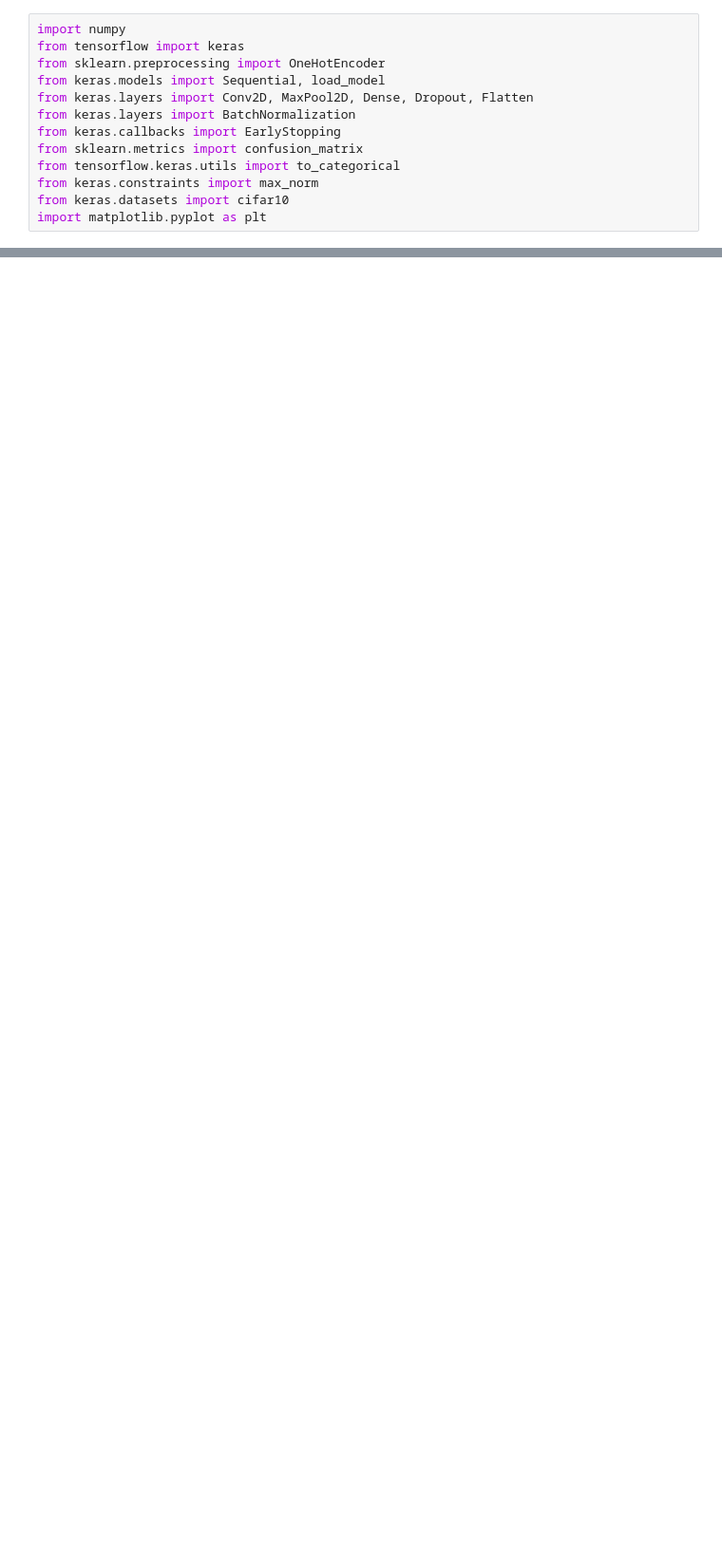
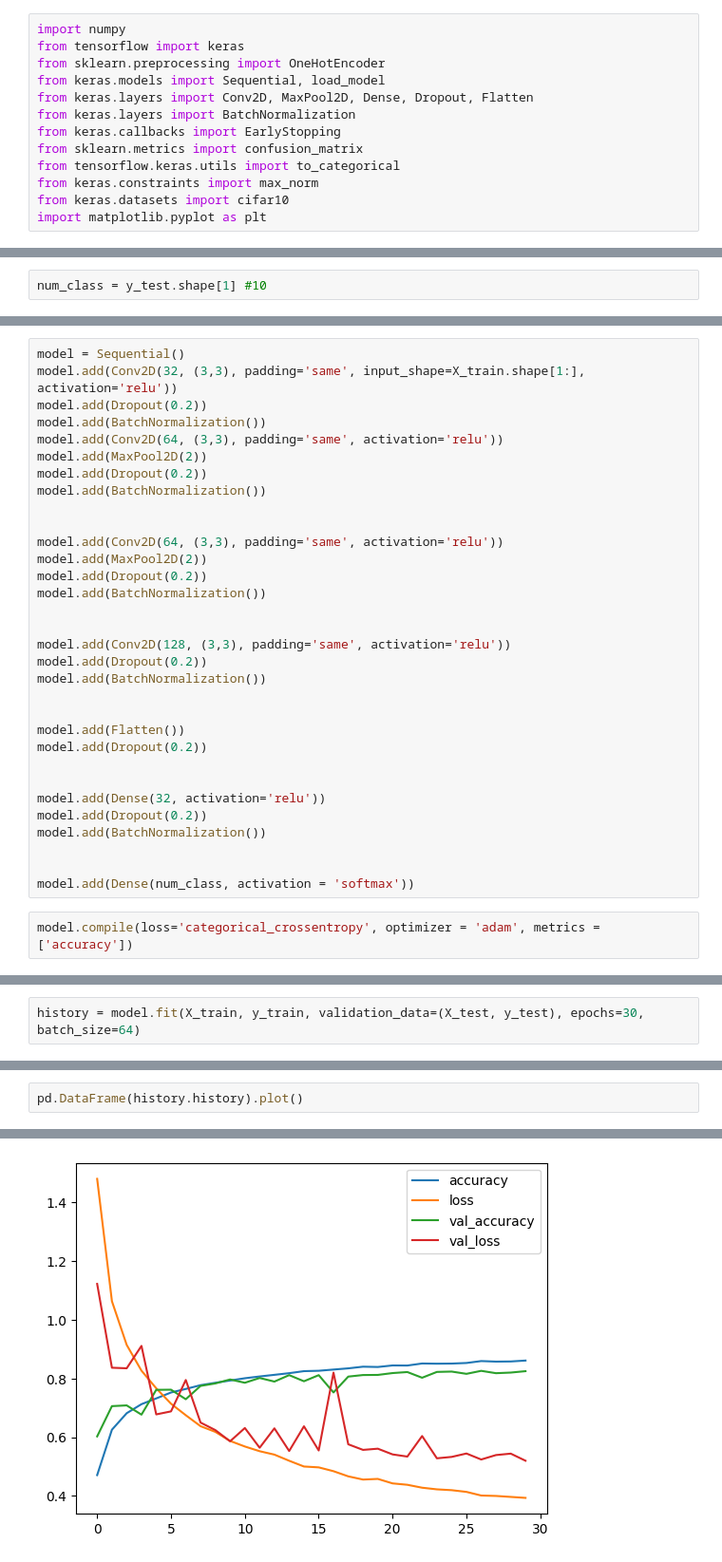
Before and after one commit to EhsanDrn2207/Deep-Learning-, a Jupyter notebook: ImageClassification.ipynb, the cells around one changed output, grey strips where cells are left out. Shown at 95% size. Cells and saved outputs as stored; diff of their text form; blank space fills up the shorter version.

```diff
--- a/ImageClassification.ipynb
+++ b/ImageClassification.ipynb
@@ -40,0 +100,2 @@ Downloading data from https://www.cs.toronto.edu/~kriz/cifar-10-python.tar.gz
+# %%
+num_class = y_test.shape[1] #10
@@ -40,0 +108,34 @@ Downloading data from https://www.cs.toronto.edu/~kriz/cifar-10-python.tar.gz
+# %%
+model = Sequential()
+model.add(Conv2D(32, (3,3), padding='same', input_shape=X_train.shape[1:], activation='relu'))
+model.add(Dropout(0.2))
+model.add(BatchNormalization())
+model.add(Conv2D(64, (3,3), padding='same', activation='relu'))
+model.add(MaxPool2D(2))
+model.add(Dropout(0.2))
+model.add(BatchNormalization())
+
+
+model.add(Conv2D(64, (3,3), padding='same', activation='relu'))
+model.add(MaxPool2D(2))
+model.add(Dropout(0.2))
+model.add(BatchNormalization())
+
+
+model.add(Conv2D(128, (3,3), padding='same', activation='relu'))
+model.add(Dropout(0.2))
+model.add(BatchNormalization())
+
+
+model.add(Flatten())
+model.add(Dropout(0.2))
+
+
+model.add(Dense(32, activation='relu'))
+model.add(Dropout(0.2))
+model.add(BatchNormalization())
+
+
+model.add(Dense(num_class, activation = 'softmax'))
+# %%
+model.compile(loss='categorical_crossentropy', optimizer = 'adam', metrics = ['accuracy'])
@@ -40,0 +168,2 @@ Downloading data from https://www.cs.toronto.edu/~kriz/cifar-10-python.tar.gz
+# %%
+history = model.fit(X_train, y_train, validation_data=(X_test, y_test), epochs=30, batch_size=64)
@@ -40,0 +198,3 @@ Downloading data from https://www.cs.toronto.edu/~kriz/cifar-10-python.tar.gz
+# %%
+pd.DataFrame(history.history).plot()
+# %% [output]
@@ -40,0 +202 @@ Downloading data from https://www.cs.toronto.edu/~kriz/cifar-10-python.tar.gz
+[figure, added]
```
Also changed, not shown: parts of 28 cells of this notebook.
